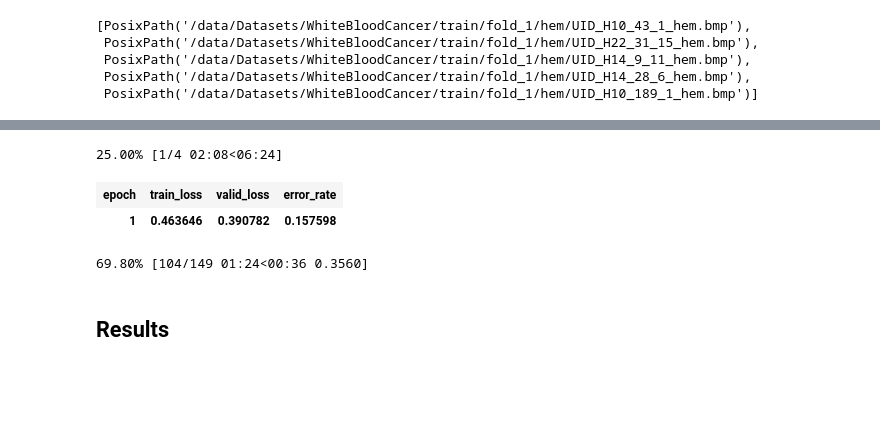
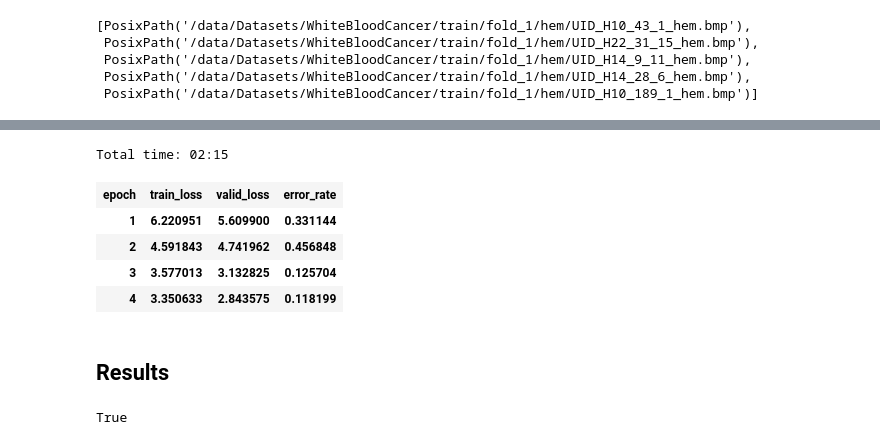
Before and after one commit to ChristianMarzahl/ISBI2019_WhiteBloodCancer, a Jupyter notebook: baseline.ipynb, the cells around one changed output, grey strips where cells are left out. Cells and saved outputs as stored; diff of their text form; code cells hidden in the pictures; blank space fills up the shorter version.

Commit message:
added focal loss

```diff
--- a/baseline.ipynb
+++ b/baseline.ipynb
@@ -69,2 +94,27 @@ NameError: name 'Fbeta_binary' is not defined
+# %%
+from torch.autograd import Variable
+
+def one_hot_embedding(labels, num_classes):
+    return torch.eye(num_classes)[labels.data.cpu()]
+
+class FocalLoss(nn.Module):
+    def __init__(self, num_classes, alpha=0.25, gamma=1.):
+        super().__init__()
+        self.num_classes = num_classes
+        self.alpha = alpha
+        self.gamma = gamma
+
+    def forward(self, pred, targ, reduction='none'):
+        t = one_hot_embedding(targ, self.num_classes + 1)
+        t = Variable(t[:, :-1].contiguous()).cuda()  # .cpu()
+        x = pred[:, :-1]
+        w = Variable(self.get_weight(x, t))
+        return F.binary_cross_entropy_with_logits(x, t, w, size_average=False) / self.num_classes
+
+    def get_weight(self,x,t):
+        p = x.sigmoid()
+        pt = p*t + (1-p)*(1-t)
+        w = self.alpha*t + (1-self.alpha)*(1-t)
+        return w * (1-pt).pow(self.gamma)
 # %%
-learn = create_cnn(data, models.resnet152, metrics=[error_rate])
+learn = create_cnn(data, models.resnet34, metrics=[error_rate], loss_func=FocalLoss(num_classes=1, alpha=0.25, gamma=1))
@@ -73,17 +131,24 @@ Downloading: "https://download.pytorch.org/models/resnet152-b121ed2d.pth" to /ho
+# %%
+lr = 1e-2
 # %%
-learn.fit_one_cycle(4)
+learn.fit_one_cycle(4, lr)
 # %% [output]
-25.00% [1/4 02:08<06:24]
+Total time: 02:15
 | epoch | train_loss | valid_loss | error_rate |
-| 1 | 0.463646 | 0.390782 | 0.157598 |
+| 1 | 6.220951 | 5.609900 | 0.331144 |
+| 2 | 4.591843 | 4.741962 | 0.456848 |
+| 3 | 3.577013 | 3.132825 | 0.125704 |
+| 4 | 3.350633 | 2.843575 | 0.118199 |
-69.80% [104/149 01:24<00:36 0.3560]
 # %% [markdown]
 ## Results
 # %%
+learn.loss_func = data.loss_func
 interp = ClassificationInterpretation.from_learner(learn)
 
 losses,idxs = interp.top_losses()
 
 len(data.valid_ds)==len(losses)==len(idxs)
+# %% [output]
+True
 # %%
 interp.plot_top_losses(9, figsize=(15,11))
```
Also changed, not shown: parts of 19 cells of this notebook, 1 other file.
